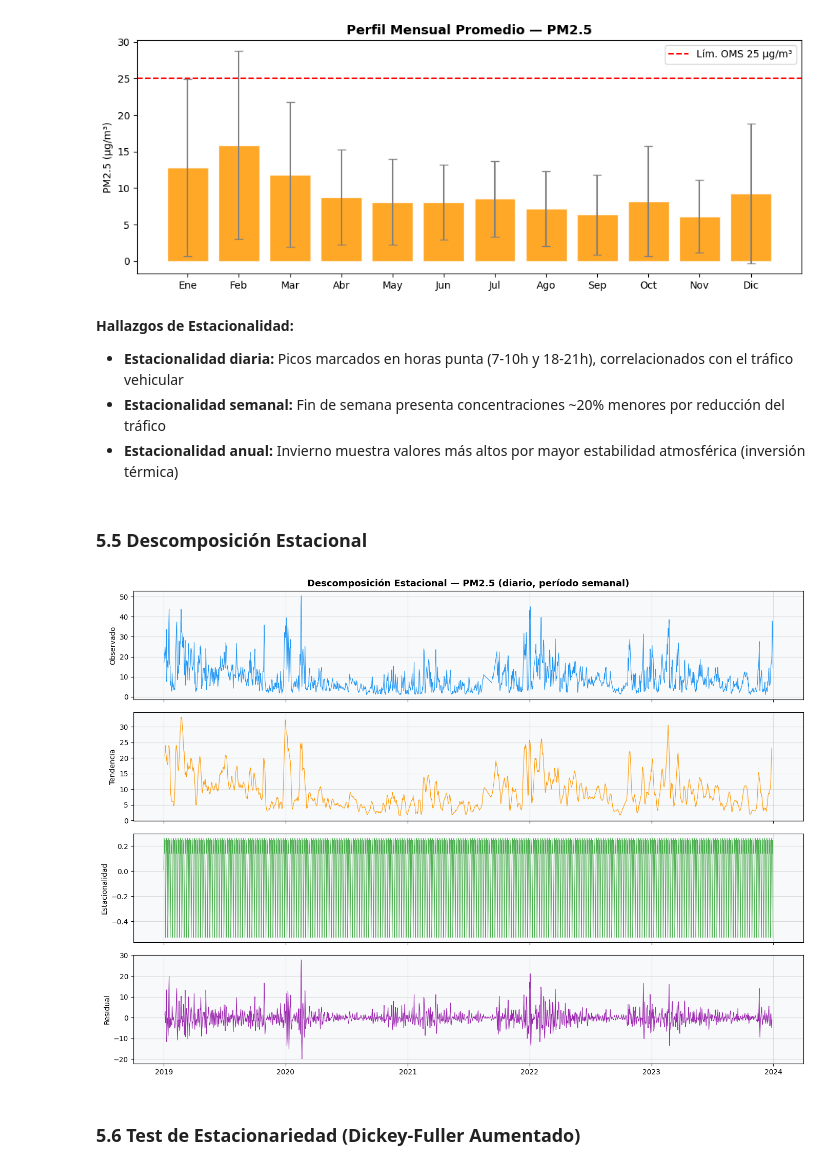
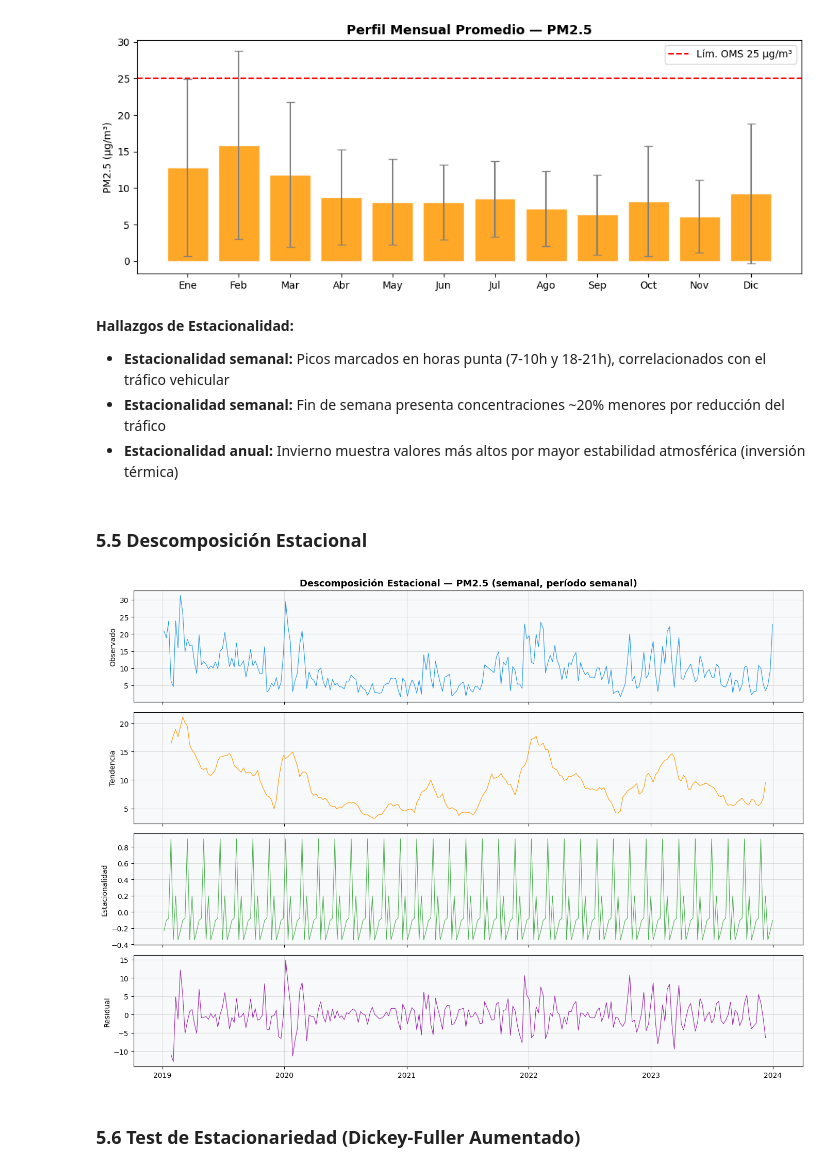
Before and after one commit to nicolasgutar/entrega4, a Jupyter notebook: notebook.ipynb, the cells around one changed output. Cells and saved outputs as stored; diff of their text form; code cells hidden in the pictures.

Commit message:
new notebook excecution. Weekly refactor

```diff
--- a/notebook.ipynb
+++ b/notebook.ipynb
@@ -464,16 +464,16 @@ plt.show()
 [figure]
 # %% [markdown]
 **Hallazgos de Estacionalidad:**
-- **Estacionalidad diaria:** Picos marcados en horas punta (7-10h y 18-21h), correlacionados con el tráfico vehicular
+- **Estacionalidad semanal:** Picos marcados en horas punta (7-10h y 18-21h), correlacionados con el tráfico vehicular
 - **Estacionalidad semanal:** Fin de semana presenta concentraciones ~20% menores por reducción del tráfico
 - **Estacionalidad anual:** Invierno muestra valores más altos por mayor estabilidad atmosférica (inversión térmica)
 # %% [markdown]
 ### 5.5 Descomposición Estacional
 # %%
-no2_daily = data_raw['pm2.5'].resample('D').mean().interpolate(method='linear')
-plot_decomposition(no2_daily, period=7, title='PM2.5 (diario, período semanal)')
+no2_weekly = data_raw['pm2.5'].resample('W').mean().interpolate(method='linear')
+plot_decomposition(no2_weekly, period=7, title='PM2.5 (semanal, período semanal)')
 # %% [output]
-[figure, old version]
+[figure, new version]
 # %% [markdown]
 ### 5.6 Test de Estacionariedad (Dickey-Fuller Aumentado)
 # %%
```
Also changed, not shown: parts of 34 cells of this notebook, 4 other files.
